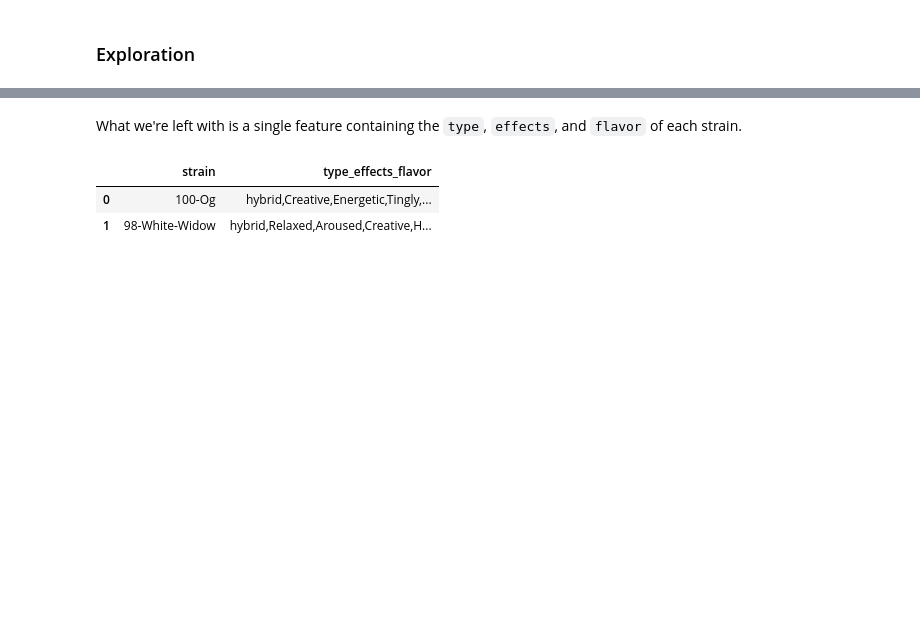
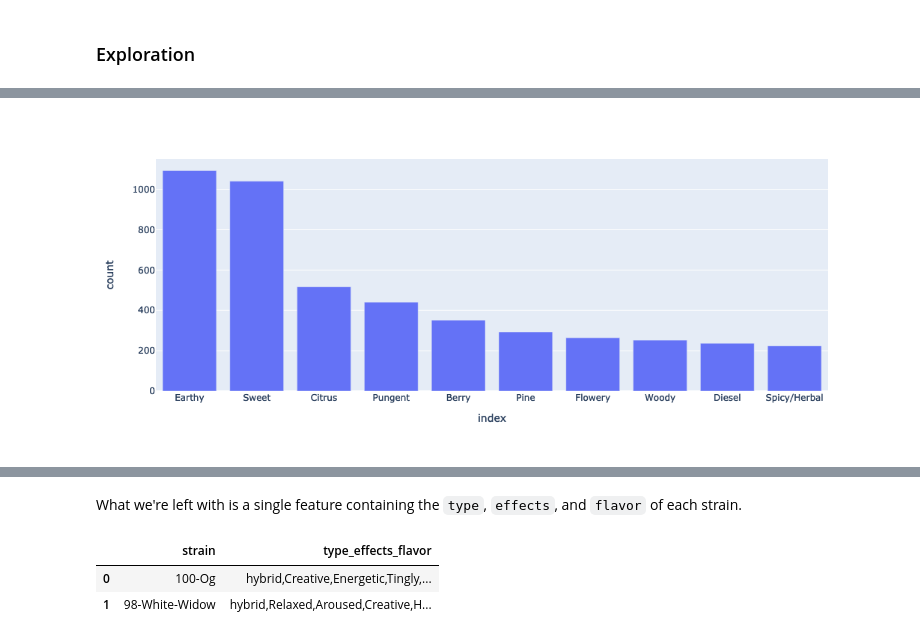
Before and after one commit to tobias-fyi/vela, a Jupyter notebook: ds/interview_prep/practice/medizen/medizen_2-1_data.ipynb, the cells around one changed output, grey strips where cells are left out. Cells and saved outputs as stored; diff of their text form; code cells hidden in the pictures; blank space fills up the shorter version.

```diff
--- a/ds/interview_prep/practice/medizen/medizen_2-1_data.ipynb
+++ b/ds/interview_prep/practice/medizen/medizen_2-1_data.ipynb
@@ -147,0 +282,12 @@ dfx.value_counts()
+# %%
+# === Create fx df and plot === #
+df_fl = pd.DataFrame.from_dict(dict(flavor_counter.most_common(10)), orient="index", columns=["count"])
+
+# Save to html table
+# df_fl.to_html("assets/flavor_counts.html")
+
+# Plot
+fig = px.bar(df_fl.reset_index(), "index", "count")
+fig.show()
+# %% [output]
+[figure, added]
```
Also changed, not shown: parts of 41 cells of this notebook, 26 other files.
